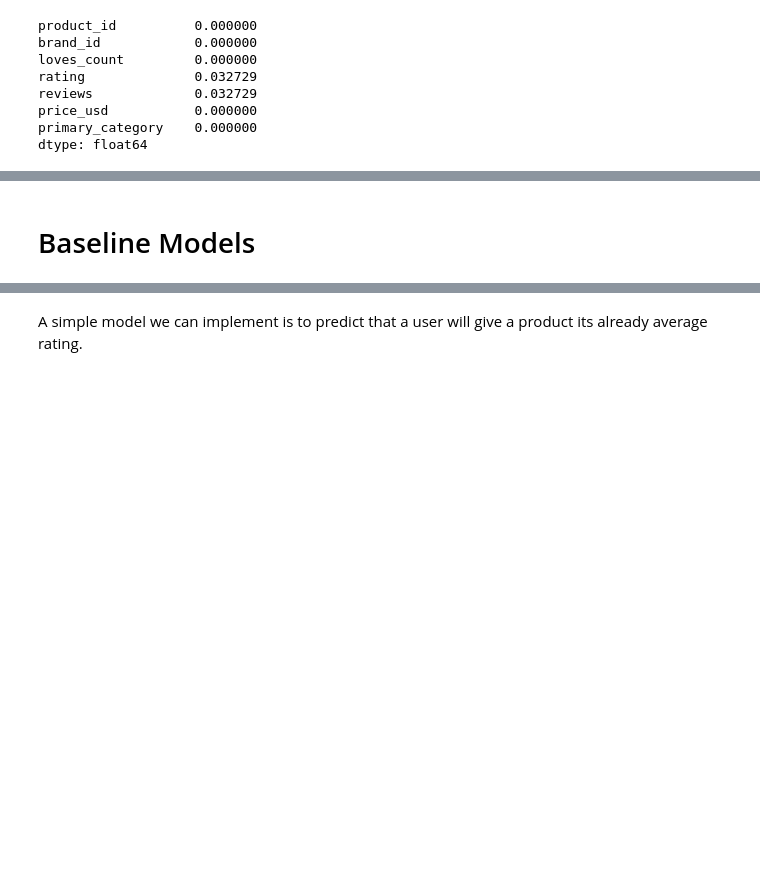
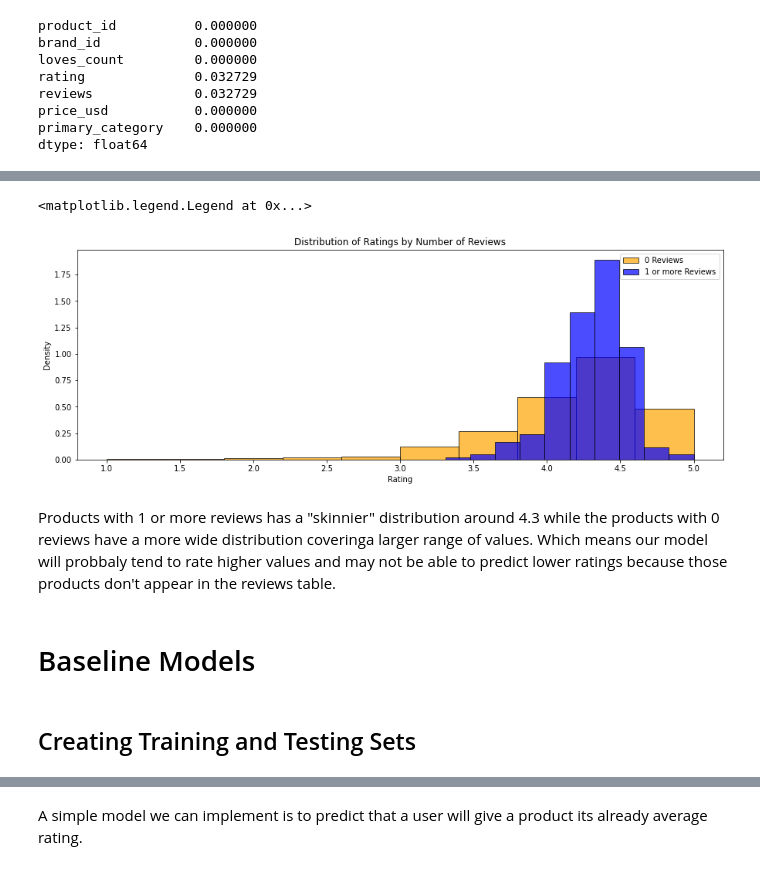
Before and after one commit to joshpuray/Sephora-Recommendation, a Jupyter notebook: model.ipynb, the cells around one changed output, grey strips where cells are left out. Saved outputs shown, nothing was run; the diff lists cells and outputs as text; code cells hidden in the pictures; blank space fills up the shorter version.

```diff
--- a/model.ipynb
+++ b/model.ipynb
@@ -93,0 +139,3 @@ Ratings are skewed to being more positive
+# %%
+products["has_reviews"] = 0
+products.loc[products["review_counts"] > 0, "has_reviews"] = 1
@@ -94,2 +150,25 @@ Ratings are skewed to being more positive
+# %%
+# Size
+plt.figure(figsize=(15,5))
+# Seperating data by "has_reviews"
+mean_no_reviews = products[products["has_reviews"] == 0]
+mean_has_reviews = products[products["has_reviews"] == 1]
+
+# Create side-by-side histograms
+plt.hist(no_reviews['rating'], color='orange', edgecolor='black', alpha=0.7, label='0 Reviews', density=True)
+plt.hist(has_reviews['rating'], color='blue', edgecolor='black', alpha=0.7, label='1 or more Reviews', density=True)
+
+# Set labels and title
+plt.xlabel('Rating')
+plt.ylabel('Density')
+plt.title('Distribution of Ratings by Number of Reviews')
+plt.legend()
+# %% [output]
+<matplotlib.legend.Legend at 0x...>
+[figure, added]
+# %% [markdown]
+Products with 1 or more reviews has a "skinnier" distribution around 4.3 while the products with 0 reviews have a more wide distribution coveringa larger range of values. Which means our model will probbaly tend to rate higher values and may not be able to predict lower ratings because those products don't appear in the reviews table.
 # %% [markdown]
 # Baseline Models
+# %% [markdown]
+## Creating Training and Testing Sets
```
Also changed, not shown: parts of 61 cells of this notebook.
